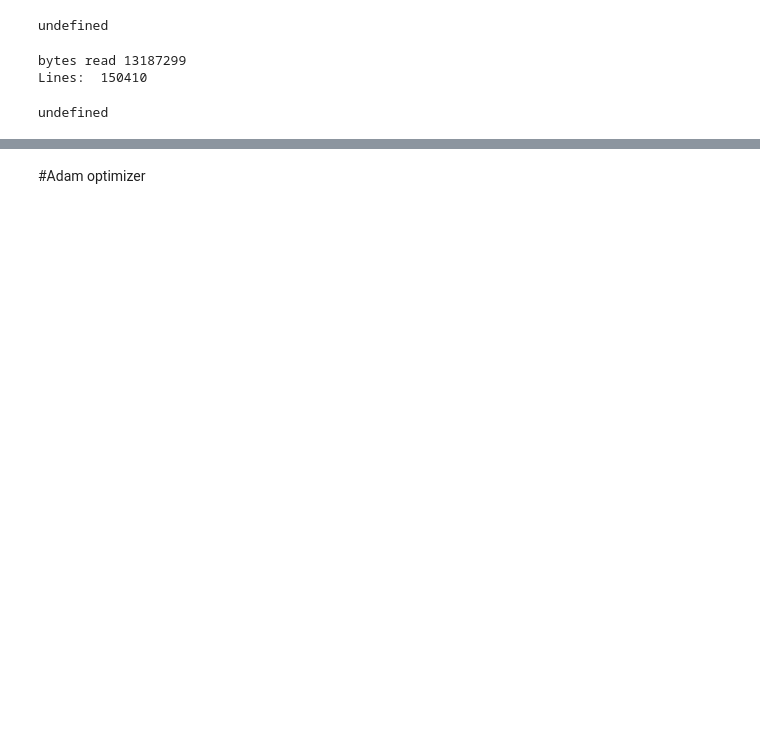
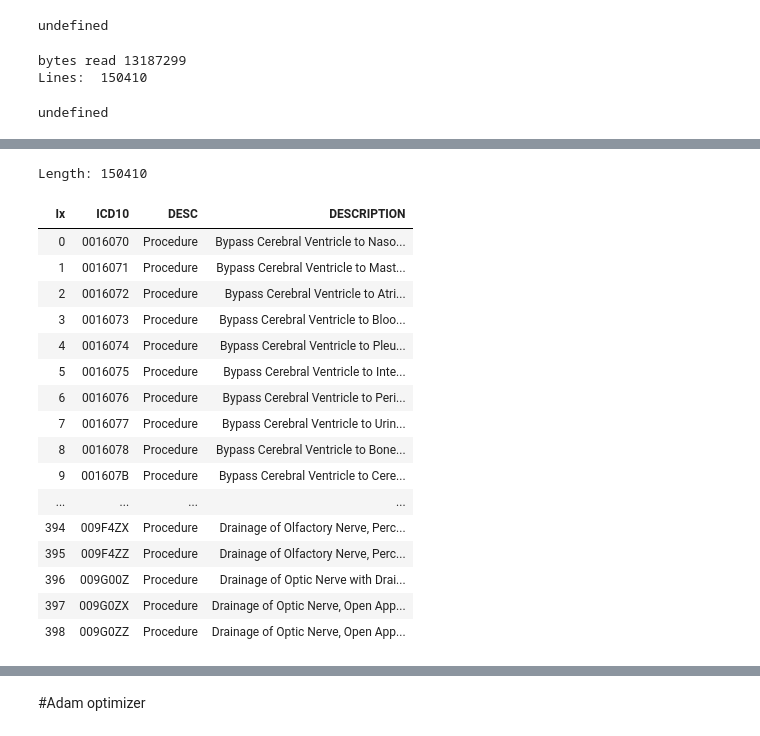
Before and after one commit to nurulc/data-frame, a Jupyter notebook: notebook/data-test.ipynb, the cells around one changed output, grey strips where cells are left out. Drawn from its saved outputs; the diff is of its cells as text; code cells hidden in the pictures; blank space fills up the shorter version.

```diff
--- a/notebook/data-test.ipynb
+++ b/notebook/data-test.ipynb
@@ -104,2 +167,23 @@ ReferenceError: data is not defined
+# %%
+NAMES.outerJoin(ICD10, renameColumns(ICD10, {TYPE: '1.DESC'}), "TYPE")
+# %% [output]
+Length: 150410
+| Ix | ICD10 | DESC | DESCRIPTION |
+| 0 | 0016070 | Procedure | Bypass Cerebral Ventricle to Naso... |
+| 1 | 0016071 | Procedure | Bypass Cerebral Ventricle to Mast... |
+| 2 | 0016072 | Procedure | Bypass Cerebral Ventricle to Atri... |
+| 3 | 0016073 | Procedure | Bypass Cerebral Ventricle to Bloo... |
+| 4 | 0016074 | Procedure | Bypass Cerebral Ventricle to Pleu... |
+| 5 | 0016075 | Procedure | Bypass Cerebral Ventricle to Inte... |
+| 6 | 0016076 | Procedure | Bypass Cerebral Ventricle to Peri... |
+| 7 | 0016077 | Procedure | Bypass Cerebral Ventricle to Urin... |
+| 8 | 0016078 | Procedure | Bypass Cerebral Ventricle to Bone... |
+| 9 | 001607B | Procedure | Bypass Cerebral Ventricle to Cere... |
+| ... | ... | ... | ... |
+| 394 | 009F4ZX | Procedure | Drainage of Olfactory Nerve, Perc... |
+| 395 | 009F4ZZ | Procedure | Drainage of Olfactory Nerve, Perc... |
+| 396 | 009G00Z | Procedure | Drainage of Optic Nerve with Drai... |
+| 397 | 009G0ZX | Procedure | Drainage of Optic Nerve, Open App... |
+| 398 | 009G0ZZ | Procedure | Drainage of Optic Nerve, Open App... |
 # %%
 var {Frame} = require('../dist/bundle.js');
```
Also changed, not shown: parts of 43 cells of this notebook, 57 other files.
